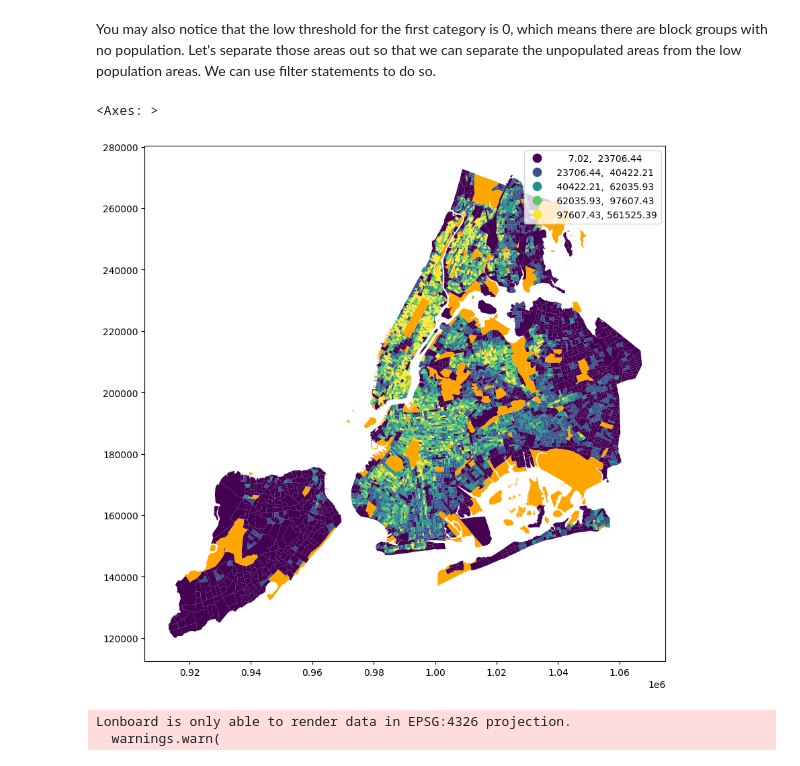
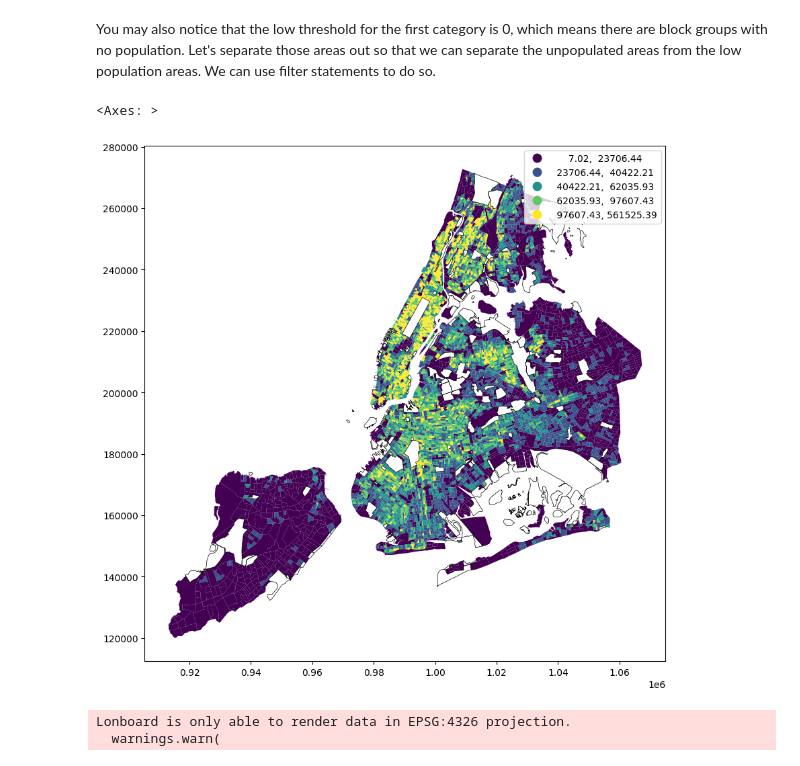
Before and after one commit to mapping-systems/cdp-mapping-systems, a Jupyter notebook: content/Tutorials/comparing-census-variables.ipynb, the cells around one changed output. Cells and saved outputs as stored; diff of their text form; code cells hidden in the pictures.

```diff
--- a/content/Tutorials/comparing-census-variables.ipynb
+++ b/content/Tutorials/comparing-census-variables.ipynb
@@ -87,14 +87,14 @@ You may also notice that the low threshold for the first category is 0, which me
 # %%
 ax = census_data[census_data["pop_density"].gt(0)].plot(
     column="pop_density", figsize=(10, 10), legend=True, scheme="quantiles"
 )
 
-census_data[census_data["pop_density"].eq(0)].plot(
-    ax=ax, color="orange", legend=True, label="0 pop density"
+census_data[census_data["pop_density"].eq(0)].boundary.plot(
+    ax=ax, color="black", linewidth=0.5, label="0 pop density"
 )
 # %% [output]
 <Axes: >
-[figure, old version]
+[figure, new version]
 # %%
 pop_density = census_data["pop_density"].to_numpy()
 pop_density = np.nan_to_num(pop_density, nan=0)
```
Also changed, not shown: parts of 21 cells of this notebook.
